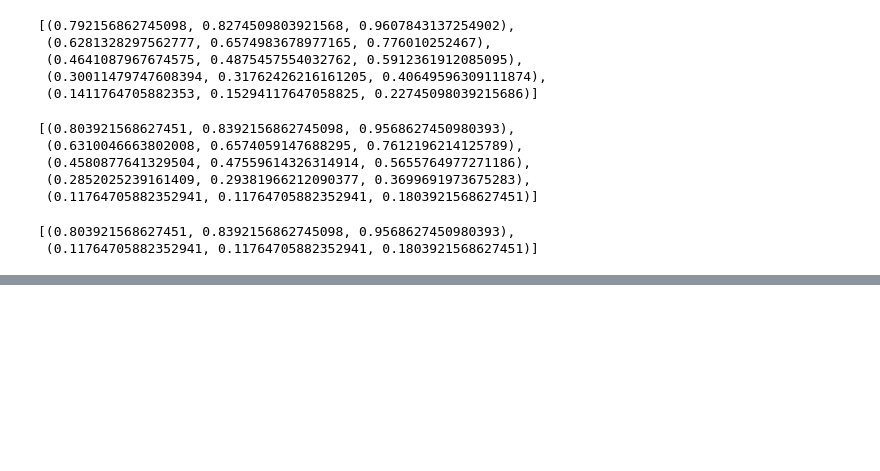
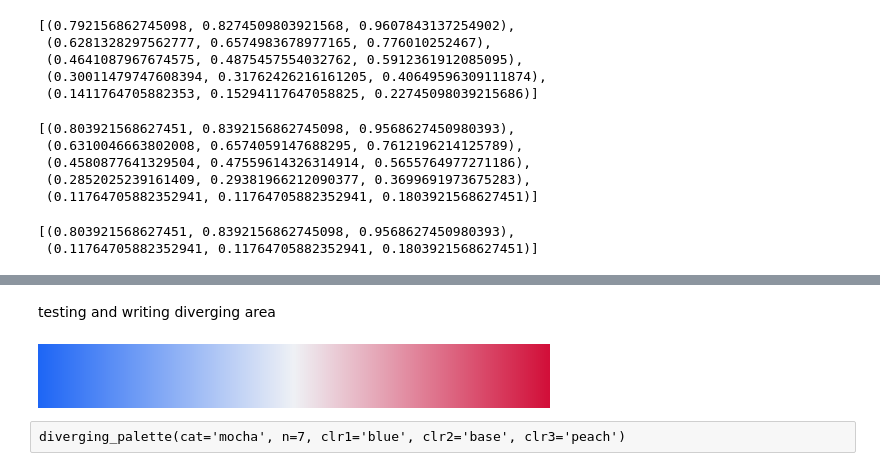
Before and after one commit to wcchin/catppuccin_palette, a Jupyter notebook: test.ipynb, the cells around one changed output, grey strips where cells are left out. Drawn from its saved outputs; the diff is of its cells as text; code cells hidden in the pictures; blank space fills up the shorter version.

Commit message:
add diverging colormap

```diff
--- a/test.ipynb
+++ b/test.ipynb
@@ -112,0 +193,2 @@ cpc.gray_palette(cat='mocha', n=2)  # default
+# %% [markdown]
+testing and writing diverging area
@@ -112,0 +200,5 @@ cpc.gray_palette(cat='mocha', n=2)  # default
+# %%
+cmap = get_colormap_from_list('latte', ['blue', 'base', 'red'])
+cmap
+# %% [output]
+[figure, added]
@@ -112,0 +260,2 @@ cpc.gray_palette(cat='mocha', n=2)  # default
+# %% [raw]
+diverging_palette(cat='mocha', n=7, clr1='blue', clr2='base', clr3='peach')
```
Also changed, not shown: parts of 17 cells of this notebook, 1 other file.
